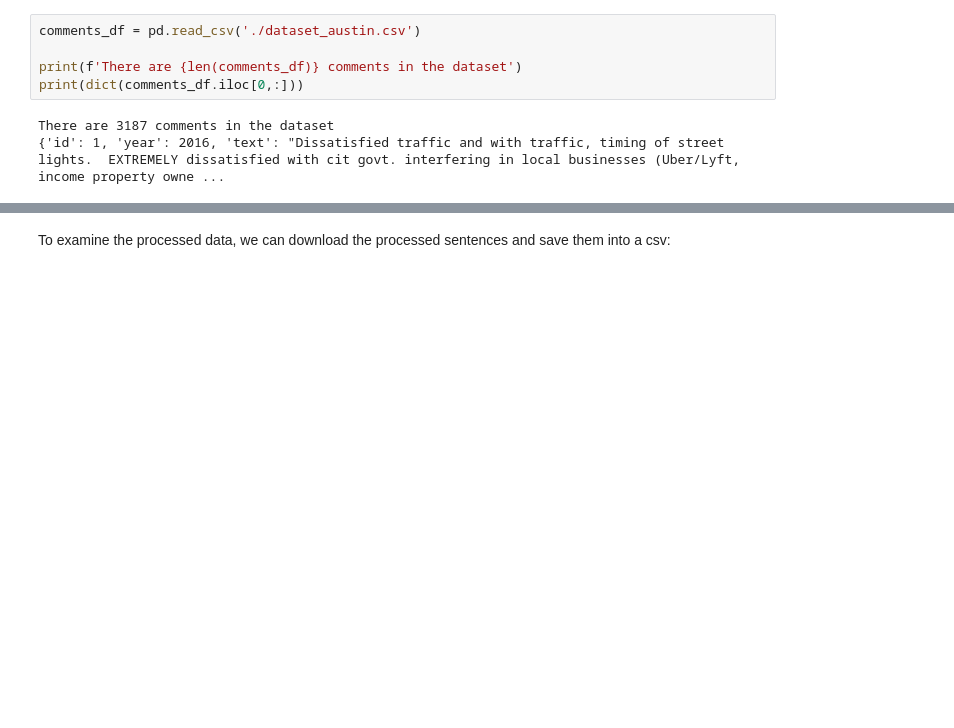
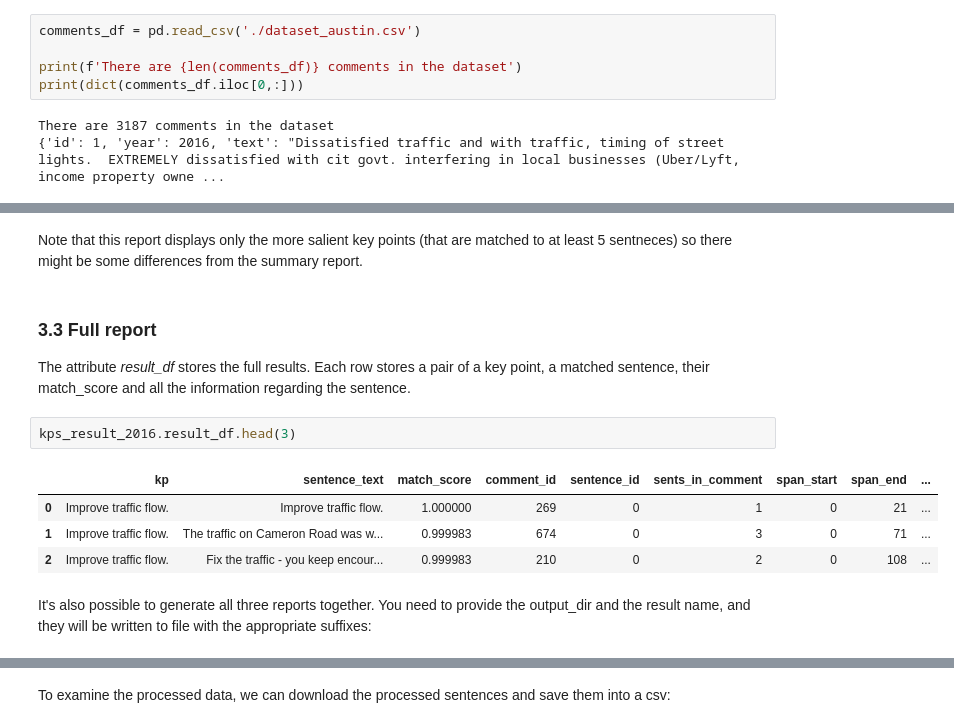
Before and after one commit to IBM/debater-eap-tutorial, a Jupyter notebook: survey_usecase/new_sdk/kpa_quick_start_tutorial-with_results.ipynb, the cells around one changed output, grey strips where cells are left out. Cells and saved outputs as stored; diff of their text form; blank space fills up the shorter version.

```diff
--- a/survey_usecase/new_sdk/kpa_quick_start_tutorial-with_results.ipynb
+++ b/survey_usecase/new_sdk/kpa_quick_start_tutorial-with_results.ipynb
@@ -114,0 +173,15 @@ For more information on these reports see sections 4.2-4.4.
+# %% [markdown]
+Note that this report displays only the more salient key points (that are matched to at least 5 sentneces) so there might be some differences from the summary report.
+# %% [markdown]
+### 3.3 Full report
+
+The attribute *result_df* stores the full results. Each row stores a pair of a key point, a matched sentence, their match_score and all the information regarding the sentence.
+# %%
+kps_result_2016.result_df.head(3)
+# %% [output]
+|  | kp | sentence_text | match_score | comment_id | sentence_id | sents_in_comment | span_start | span_end | ... |
+| 0 | Improve traffic flow. | Improve traffic flow. | 1.000000 | 269 | 0 | 1 | 0 | 21 | ... |
+| 1 | Improve traffic flow. | The traffic on Cameron Road was w... | 0.999983 | 674 | 0 | 3 | 0 | 71 | ... |
+| 2 | Improve traffic flow. | Fix the traffic - you keep encour... | 0.999983 | 210 | 0 | 2 | 0 | 108 | ... |
+# %% [markdown]
+It's also possible to generate all three reports together. You need to provide the output_dir and the result name, and they will be written to file with the appropriate suffixes:
```
Also changed, not shown: parts of 63 cells of this notebook.
